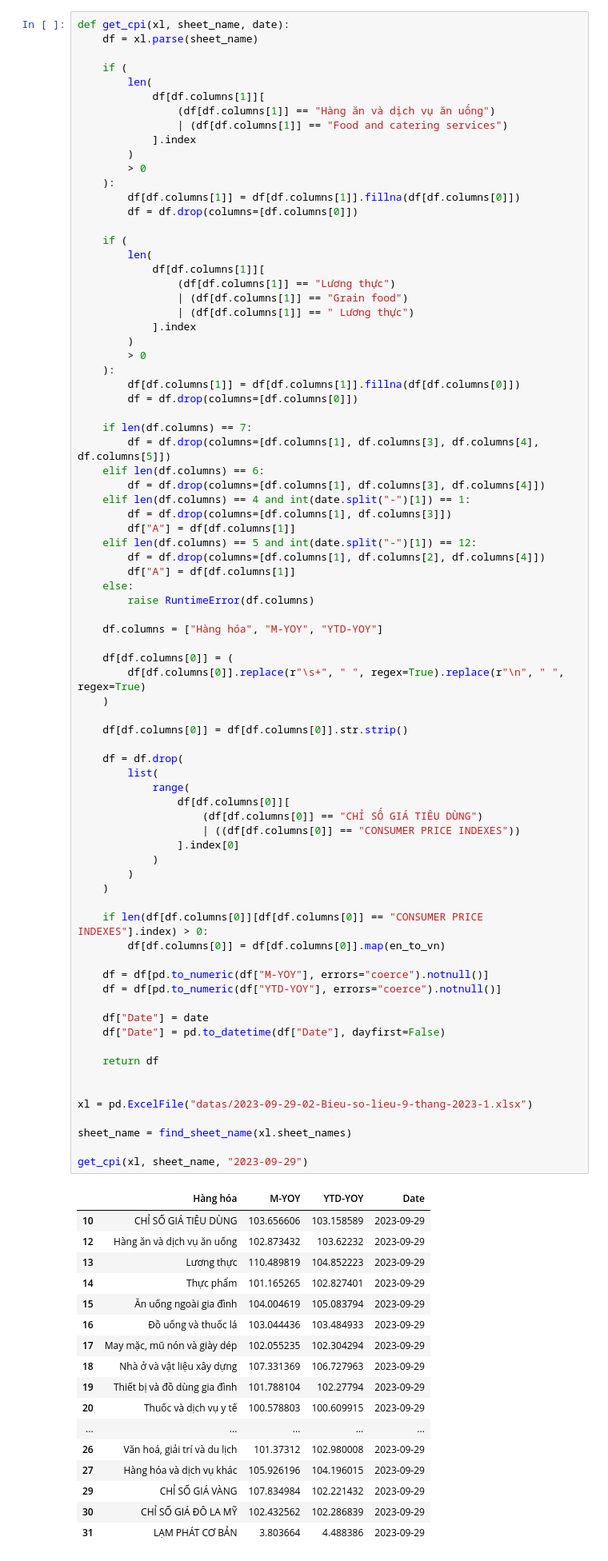
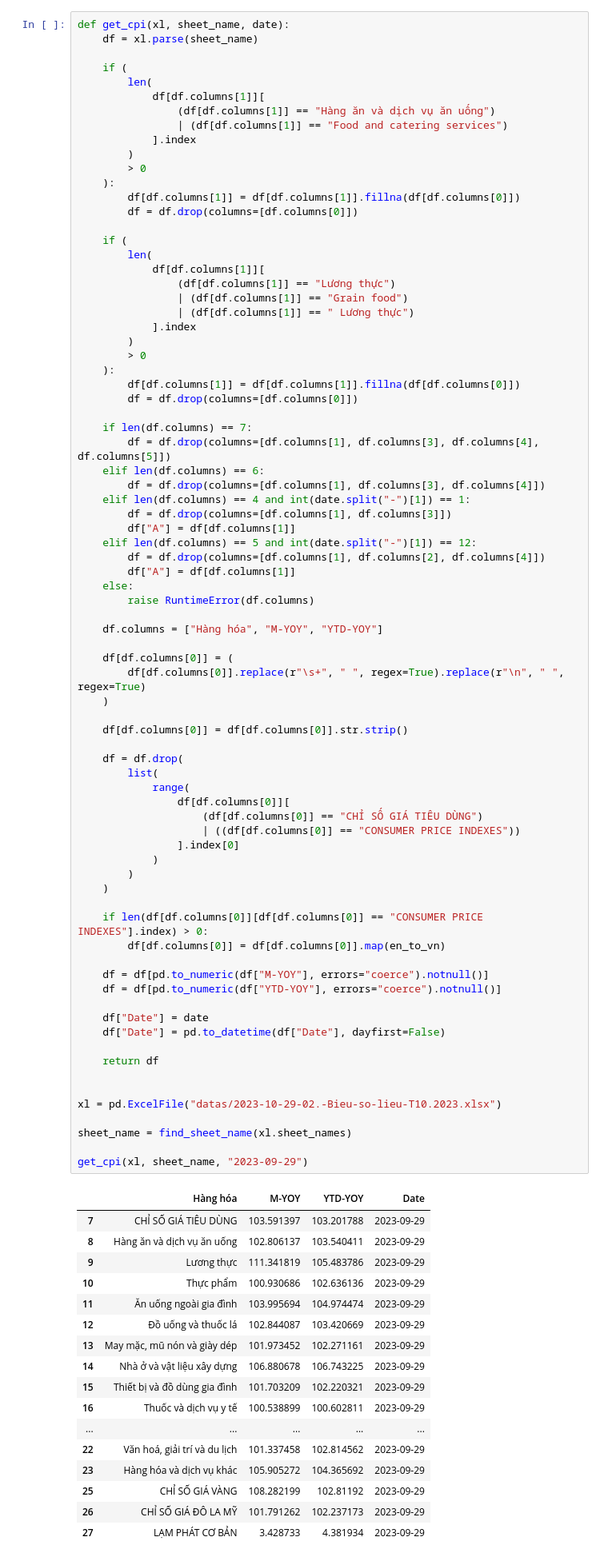
Before and after one commit to hiennguyen9874/vn-macroeconomics, a Jupyter notebook: CPI.ipynb, the cells around one changed output. Shown at 80% size. Saved outputs shown, nothing was run; the diff lists cells and outputs as text.

Commit message:
datas: add 10/2023

```diff
--- a/CPI.ipynb
+++ b/CPI.ipynb
@@ -96,50 +96,50 @@ def get_cpi(xl, sheet_name, date):
 
     df = df.drop(
         list(
             range(
                 df[df.columns[0]][
                     (df[df.columns[0]] == "CHỈ SỐ GIÁ TIÊU DÙNG")
                     | ((df[df.columns[0]] == "CONSUMER PRICE INDEXES"))
                 ].index[0]
             )
         )
     )
 
     if len(df[df.columns[0]][df[df.columns[0]] == "CONSUMER PRICE INDEXES"].index) > 0:
         df[df.columns[0]] = df[df.columns[0]].map(en_to_vn)
 
     df = df[pd.to_numeric(df["M-YOY"], errors="coerce").notnull()]
     df = df[pd.to_numeric(df["YTD-YOY"], errors="coerce").notnull()]
 
     df["Date"] = date
     df["Date"] = pd.to_datetime(df["Date"], dayfirst=False)
 
     return df
 
 
-xl = pd.ExcelFile("datas/2023-09-29-02-Bieu-so-lieu-9-thang-2023-1.xlsx")
+xl = pd.ExcelFile("datas/2023-10-29-02.-Bieu-so-lieu-T10.2023.xlsx")
 
 sheet_name = find_sheet_name(xl.sheet_names)
 
 get_cpi(xl, sheet_name, "2023-09-29")
 # %% [output]
 |  | Hàng hóa | M-YOY | YTD-YOY | Date |
-| 10 | CHỈ SỐ GIÁ TIÊU DÙNG | 103.656606 | 103.158589 | 2023-09-29 |
-| 12 | Hàng ăn và dịch vụ ăn uống | 102.873432 | 103.62232 | 2023-09-29 |
-| 13 | Lương thực | 110.489819 | 104.852223 | 2023-09-29 |
-| 14 | Thực phẩm | 101.165265 | 102.827401 | 2023-09-29 |
-| 15 | Ăn uống ngoài gia đình | 104.004619 | 105.083794 | 2023-09-29 |
-| 16 | Đồ uống và thuốc lá | 103.044436 | 103.484933 | 2023-09-29 |
-| 17 | May mặc, mũ nón và giày dép | 102.055235 | 102.304294 | 2023-09-29 |
-| 18 | Nhà ở và vật liệu xây dựng | 107.331369 | 106.727963 | 2023-09-29 |
-| 19 | Thiết bị và đồ dùng gia đình | 101.788104 | 102.27794 | 2023-09-29 |
-| 20 | Thuốc và dịch vụ y tế | 100.578803 | 100.609915 | 2023-09-29 |
+| 7 | CHỈ SỐ GIÁ TIÊU DÙNG | 103.591397 | 103.201788 | 2023-09-29 |
+| 8 | Hàng ăn và dịch vụ ăn uống | 102.806137 | 103.540411 | 2023-09-29 |
+| 9 | Lương thực | 111.341819 | 105.483786 | 2023-09-29 |
+| 10 | Thực phẩm | 100.930686 | 102.636136 | 2023-09-29 |
+| 11 | Ăn uống ngoài gia đình | 103.995694 | 104.974474 | 2023-09-29 |
+| 12 | Đồ uống và thuốc lá | 102.844087 | 103.420669 | 2023-09-29 |
+| 13 | May mặc, mũ nón và giày dép | 101.973452 | 102.271161 | 2023-09-29 |
+| 14 | Nhà ở và vật liệu xây dựng | 106.880678 | 106.743225 | 2023-09-29 |
+| 15 | Thiết bị và đồ dùng gia đình | 101.703209 | 102.220321 | 2023-09-29 |
+| 16 | Thuốc và dịch vụ y tế | 100.538899 | 100.602811 | 2023-09-29 |
 | ... | ... | ... | ... | ... |
-| 26 | Văn hoá, giải trí và du lịch | 101.37312 | 102.980008 | 2023-09-29 |
-| 27 | Hàng hóa và dịch vụ khác | 105.926196 | 104.196015 | 2023-09-29 |
-| 29 | CHỈ SỐ GIÁ VÀNG | 107.834984 | 102.221432 | 2023-09-29 |
-| 30 | CHỈ SỐ GIÁ ĐÔ LA MỸ | 102.432562 | 102.286839 | 2023-09-29 |
-| 31 | LẠM PHÁT CƠ BẢN | 3.803664 | 4.488386 | 2023-09-29 |
+| 22 | Văn hoá, giải trí và du lịch | 101.337458 | 102.814562 | 2023-09-29 |
+| 23 | Hàng hóa và dịch vụ khác | 105.905272 | 104.365692 | 2023-09-29 |
+| 25 | CHỈ SỐ GIÁ VÀNG | 108.282199 | 102.81192 | 2023-09-29 |
+| 26 | CHỈ SỐ GIÁ ĐÔ LA MỸ | 101.791262 | 102.237173 | 2023-09-29 |
+| 27 | LẠM PHÁT CƠ BẢN | 3.428733 | 4.381934 | 2023-09-29 |
 # %%
 import os
 import contextlib
```
Also changed, not shown: parts of 2 cells of this notebook, 4 other files.
